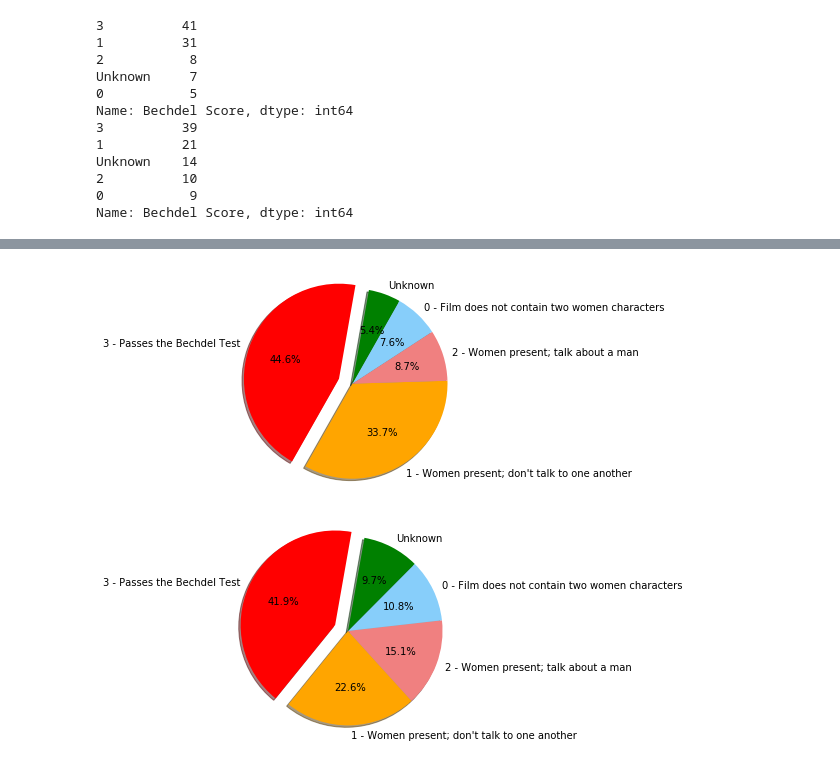
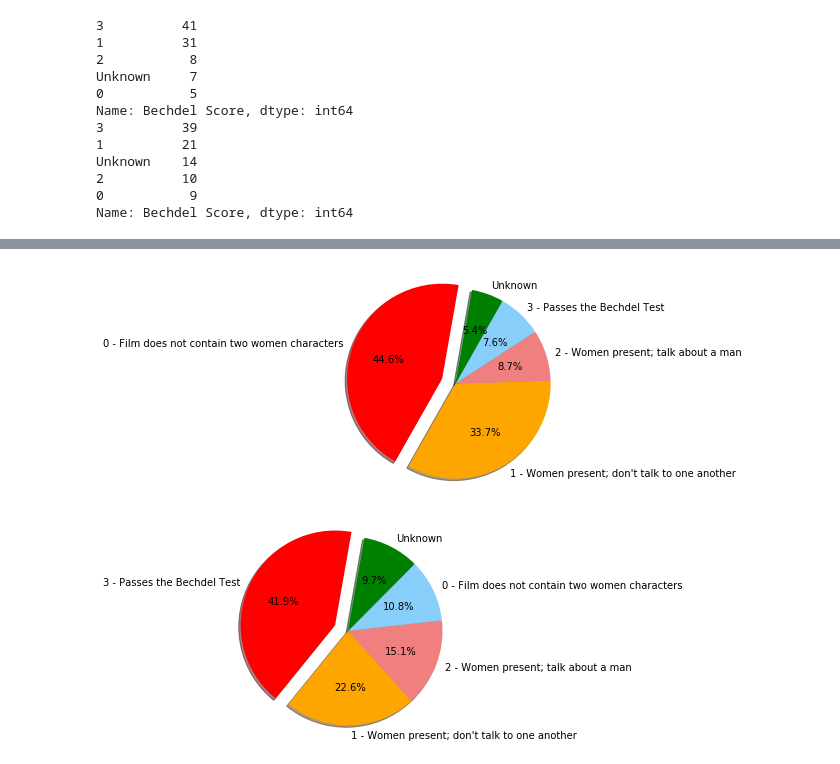
Before and after one commit to meganfoster/Group_5_Project_1, a Jupyter notebook: Bechdel Score Retrieval (Final).ipynb, the cells around one changed output, grey strips where cells are left out. Cells and saved outputs as stored; diff of their text form; code cells hidden in the pictures.

```diff
--- a/Bechdel Score Retrieval (Final).ipynb
+++ b/Bechdel Score Retrieval (Final).ipynb
@@ -165,31 +183,31 @@ KeyError: 1
 # %%
 # Labels for the sections of our pie chart
-labels = ["3 - Passes the Bechdel Test",
+labels = ["0 - Film does not contain two women characters",
           "1 - Women present; don't talk to one another",
           "2 - Women present; talk about a man",
-          "0 - Film does not contain two women characters",
+          "3 - Passes the Bechdel Test",
           "Unknown"]
 
 # The values of each section of the pie chart
 number_of_films = award_bechdel_count
 
 # The colors of each section of the pie chart
 colors = ["red", "orange", "lightcoral", "lightskyblue", "green"]
 
 # Tells matplotlib to seperate the "Humans" section from the others
 explode = (0.15, 0, 0, 0, 0)
 
 # Creates the pie chart based upon the values above
 # Automatically finds the percentages of each part of the pie chart
 plt.pie(number_of_films, explode=explode, labels=labels, colors=colors,
         autopct="%1.1f%%", shadow=True, startangle=80)
 
 # Tells matplotlib that we want a pie chart with equal axes
 plt.axis("equal")
 
 plt.show()
 # %% [output]
-[figure, old version]
+[figure, new version]
 # %%
 # Labels for the sections of our pie chart
 labels = ["3 - Passes the Bechdel Test",
```
Also changed, not shown: parts of 9 cells of this notebook, 4 other files.
